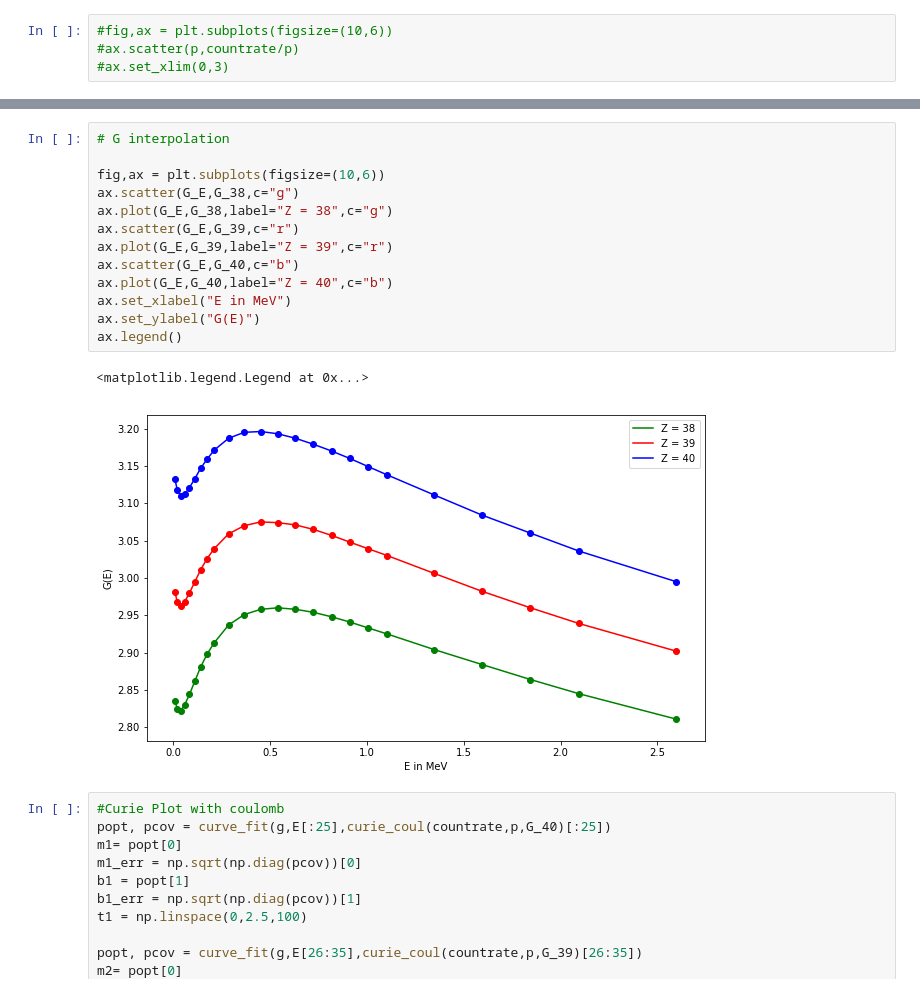
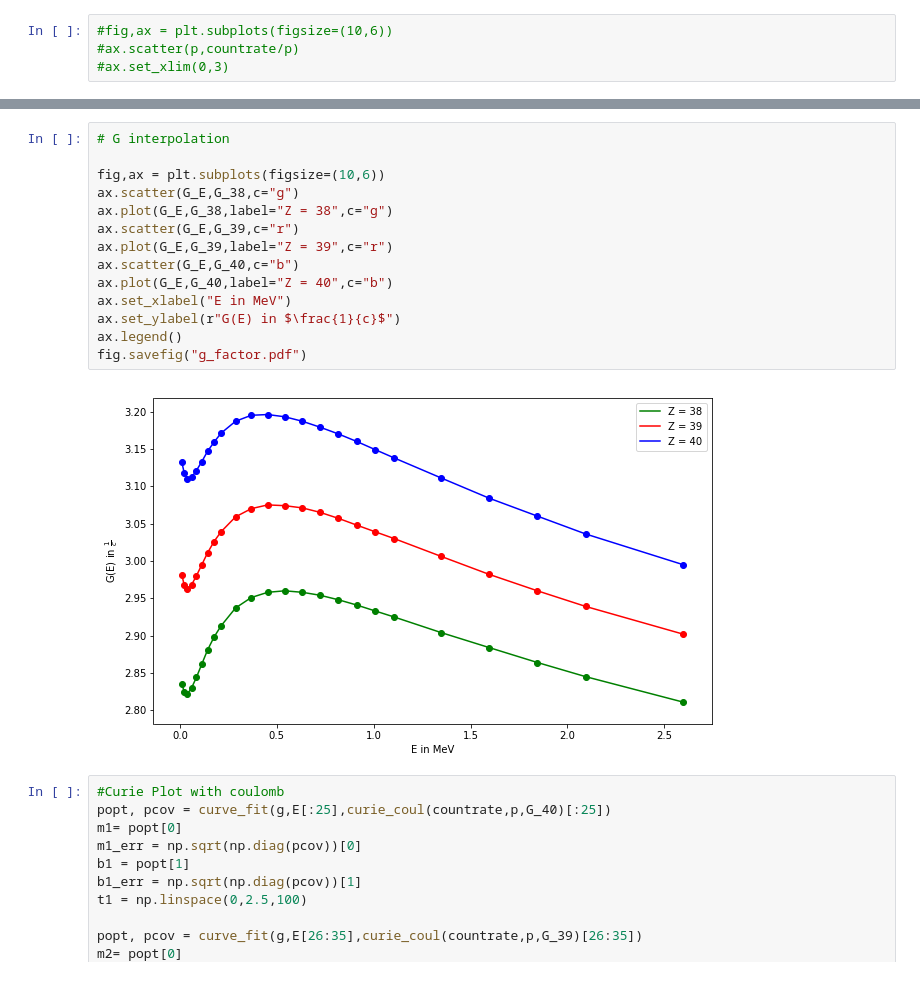
Before and after one commit to NlKLas/PyRePo, a Jupyter notebook: V10/V10.ipynb, the cells around one changed output, grey strips where cells are left out. Saved outputs shown, nothing was run; the diff lists cells and outputs as text.

```diff
--- a/V10/V10.ipynb
+++ b/V10/V10.ipynb
@@ -256,19 +265,19 @@ Sr -> Y : Ekin0 =  0.504733660764  +-  0.0199655542094
 # %%
 # G interpolation
 
 fig,ax = plt.subplots(figsize=(10,6))
 ax.scatter(G_E,G_38,c="g")
 ax.plot(G_E,G_38,label="Z = 38",c="g")
 ax.scatter(G_E,G_39,c="r")
 ax.plot(G_E,G_39,label="Z = 39",c="r")
 ax.scatter(G_E,G_40,c="b")
 ax.plot(G_E,G_40,label="Z = 40",c="b")
 ax.set_xlabel("E in MeV")
-ax.set_ylabel("G(E)")
+ax.set_ylabel(r"G(E) in $\frac{1}{c}$")
 ax.legend()
+fig.savefig("g_factor.pdf")
 # %% [output]
-<matplotlib.legend.Legend at 0x...>
-[figure, old version]
+[figure, new version]
 # %%
 #Curie Plot with coulomb
 popt, pcov = curve_fit(g,E[:25],curie_coul(countrate,p,G_40)[:25])
```
Also changed, not shown: parts of 2 cells of this notebook, 4 other files.
